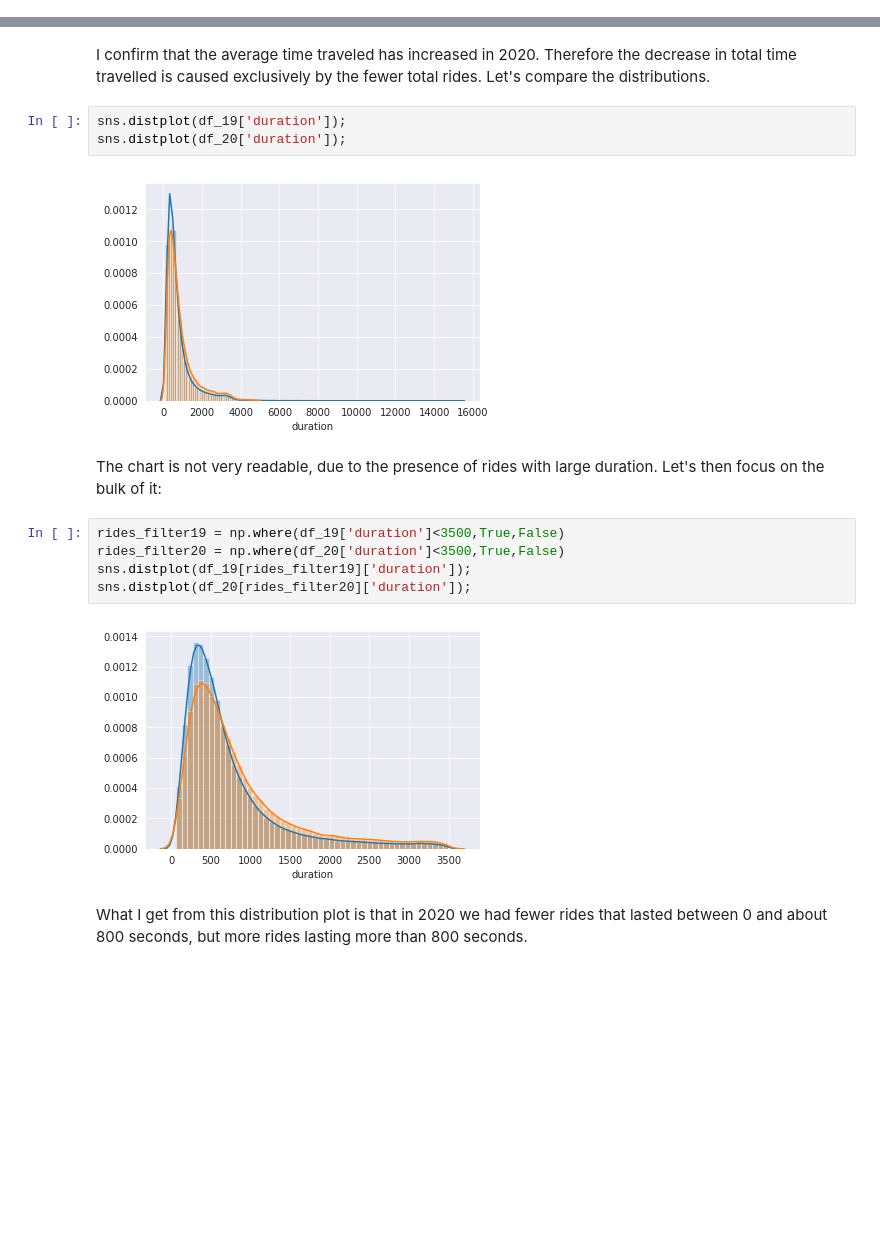
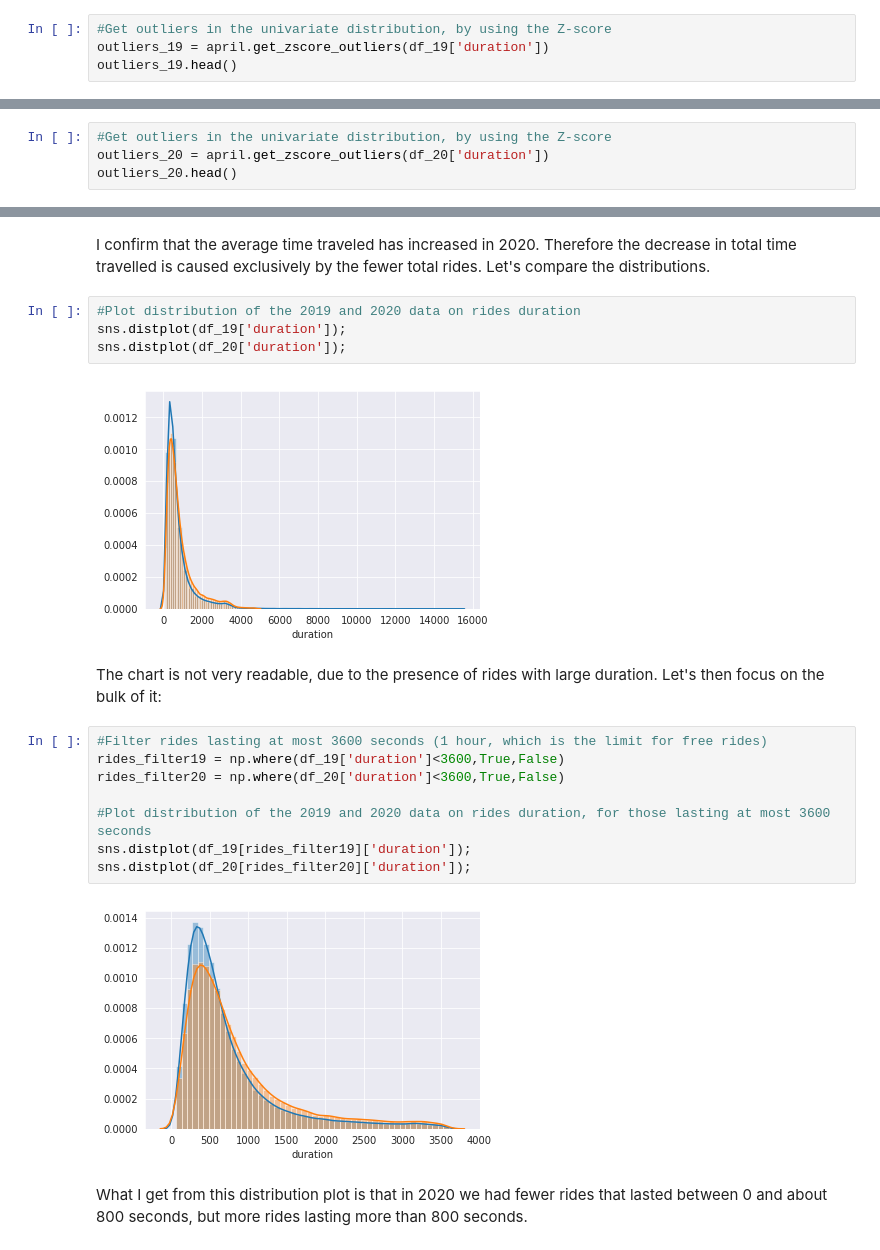
Before and after one commit to Cucni/oslo-bikes-mobility-data, a Jupyter notebook: April.ipynb, the cells around one changed output, grey strips where cells are left out. Cells and saved outputs as stored; diff of their text form; blank space fills up the shorter version.

```diff
--- a/April.ipynb
+++ b/April.ipynb
@@ -175,0 +174,4 @@ outliers_19.head()
+# %%
+#Get outliers in the univariate distribution, by using the Z-score
+outliers_19 = april.get_zscore_outliers(df_19['duration'])
+outliers_19.head()
@@ -232,0 +234,4 @@ outliers_20.head()
+# %%
+#Get outliers in the univariate distribution, by using the Z-score
+outliers_20 = april.get_zscore_outliers(df_20['duration'])
+outliers_20.head()
@@ -264,6 +281,7 @@ Total traveled time in 2020: 103054827 seconds. Average traveled time: 886.54651
 # %% [markdown]
 I confirm that the average time traveled has increased in 2020. Therefore the decrease in total time travelled is caused exclusively by the fewer total rides. Let's compare the distributions.
 # %%
+#Plot distribution of the 2019 and 2020 data on rides duration
 sns.distplot(df_19['duration']);
 sns.distplot(df_20['duration']);
 # %% [output]
@@ -271,12 +289,15 @@ sns.distplot(df_20['duration']);
 # %% [markdown]
 The chart is not very readable, due to the presence of rides with large duration. Let's then focus on the bulk of it:
 # %%
-rides_filter19 = np.where(df_19['duration']<3500,True,False)
-rides_filter20 = np.where(df_20['duration']<3500,True,False)
+#Filter rides lasting at most 3600 seconds (1 hour, which is the limit for free rides)
+rides_filter19 = np.where(df_19['duration']<3600,True,False)
+rides_filter20 = np.where(df_20['duration']<3600,True,False)
+
+#Plot distribution of the 2019 and 2020 data on rides duration, for those lasting at most 3600 seconds
 sns.distplot(df_19[rides_filter19]['duration']);
 sns.distplot(df_20[rides_filter20]['duration']);
 # %% [output]
-[figure, old version]
+[figure, new version]
 # %% [markdown]
 What I get from this distribution plot is that in 2020 we had fewer rides that lasted between 0 and about 800 seconds, but more rides lasting more than 800 seconds.
 # %% [markdown]
```
Also changed, not shown: parts of 75 cells of this notebook, 1 other file.
